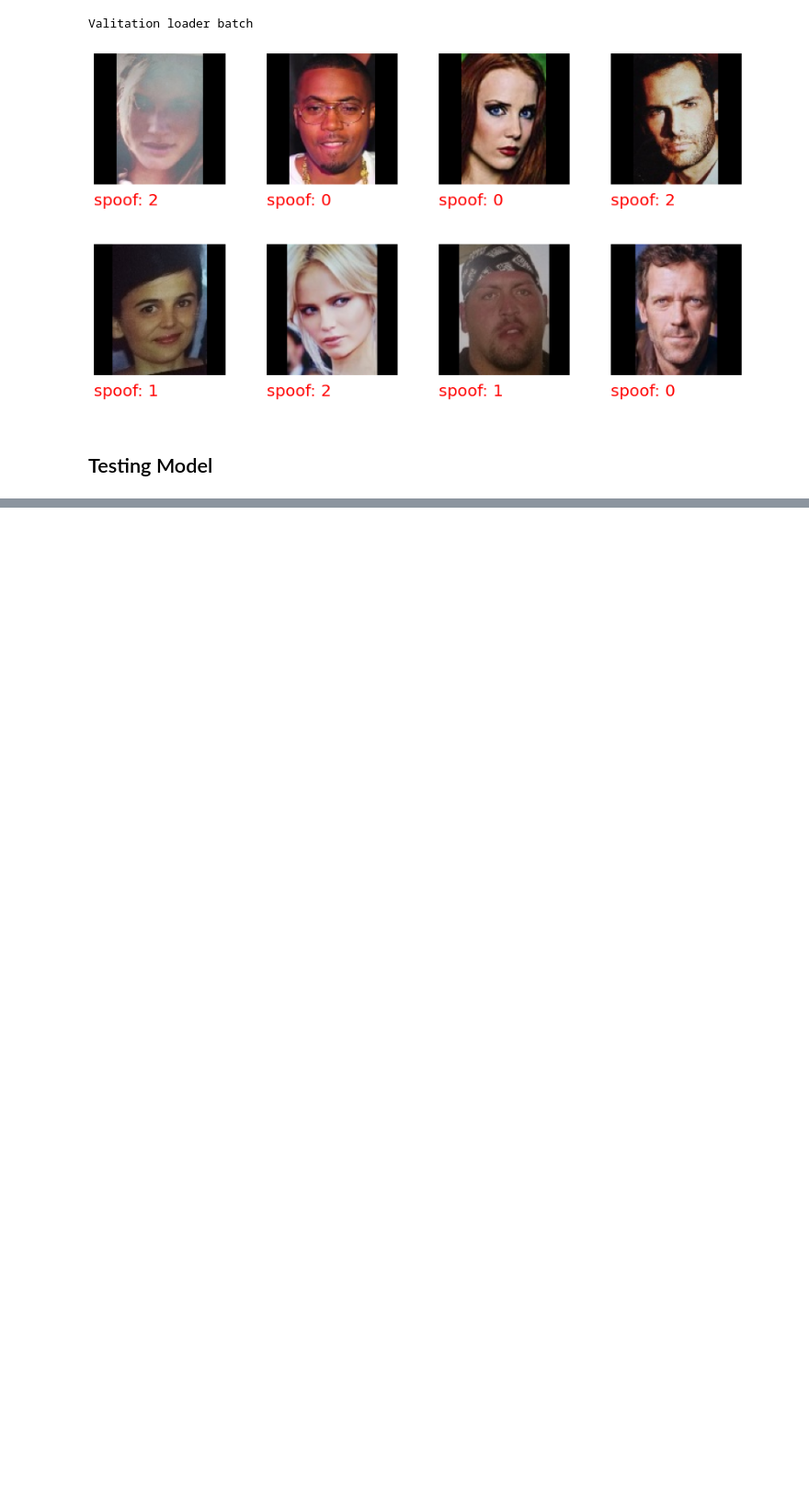
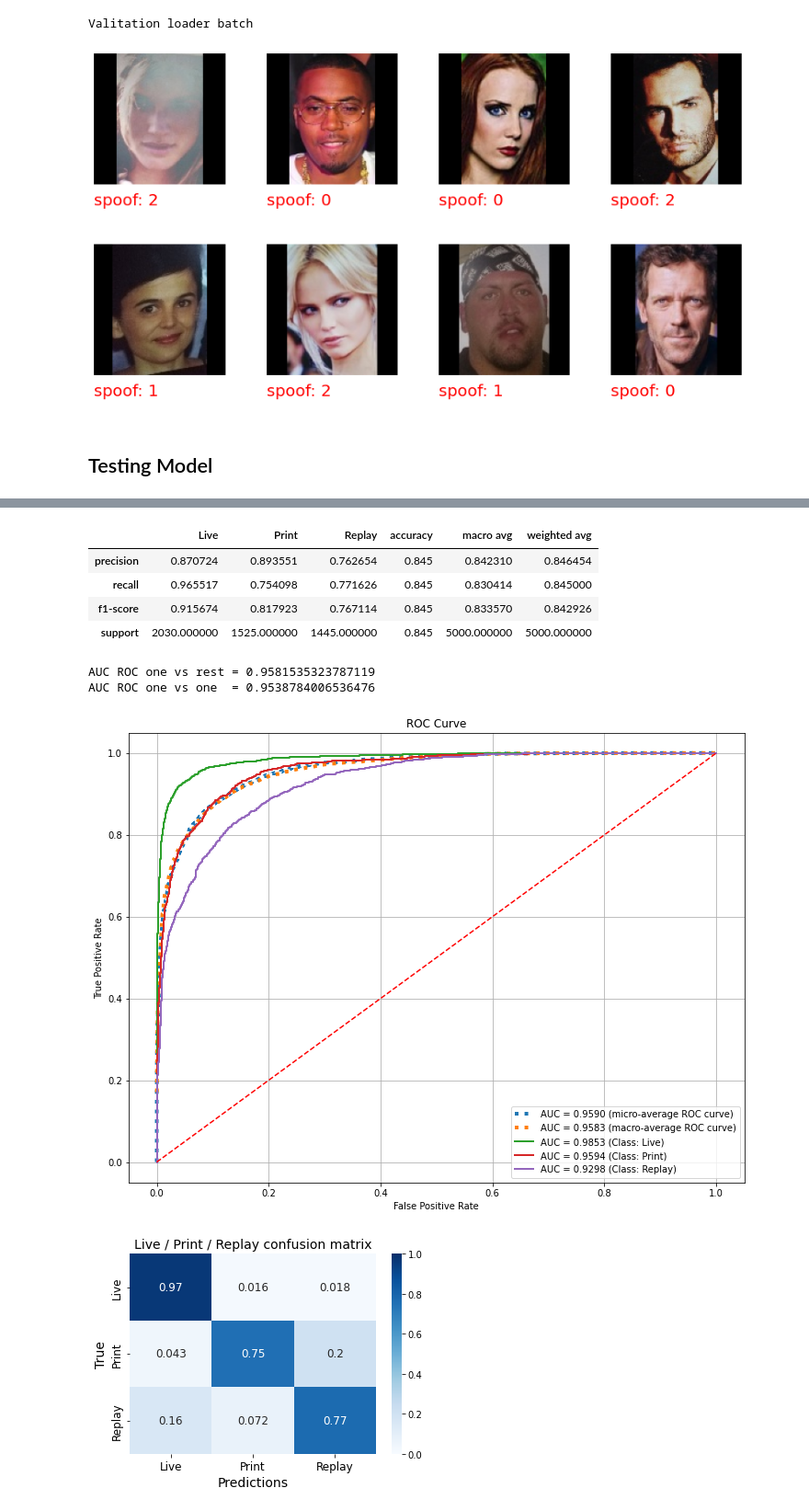
Before and after one commit to hairymax/Face-AntiSpoofing, a Jupyter notebook: FaceAntispoofing.ipynb, the cells around one changed output, grey strips where cells are left out. Shown at 92% size. Saved outputs shown, nothing was run; the diff lists cells and outputs as text; code cells hidden in the pictures; blank space fills up the shorter version.

```diff
--- a/FaceAntispoofing.ipynb
+++ b/FaceAntispoofing.ipynb
@@ -230,0 +240,13 @@ pd.DataFrame(res, index = ['Live / Print / Replay'])
+# %%
+test_print_replay_model(TestConfig('saved_models/AntiSpoofing_print-replay_cb-down_128.pth',
+    batch_size=batch_size, spoof_categories=[[0],[1,2,3],[7,8,9]]))
+# %% [output]
+|  | Live | Print | Replay | accuracy | macro avg | weighted avg |
+| precision | 0.870724 | 0.893551 | 0.762654 | 0.845 | 0.842310 | 0.846454 |
+| recall | 0.965517 | 0.754098 | 0.771626 | 0.845 | 0.830414 | 0.845000 |
+| f1-score | 0.915674 | 0.817923 | 0.767114 | 0.845 | 0.833570 | 0.842926 |
+| support | 2030.000000 | 1525.000000 | 1445.000000 | 0.845 | 5000.000000 | 5000.000000 |
+AUC ROC one vs rest = 0.9581535323787119
+AUC ROC one vs one  = 0.9538784006536476
+[figure, added]
+[figure, added]
```
Also changed, not shown: parts of 4 cells of this notebook, 6 other files.
